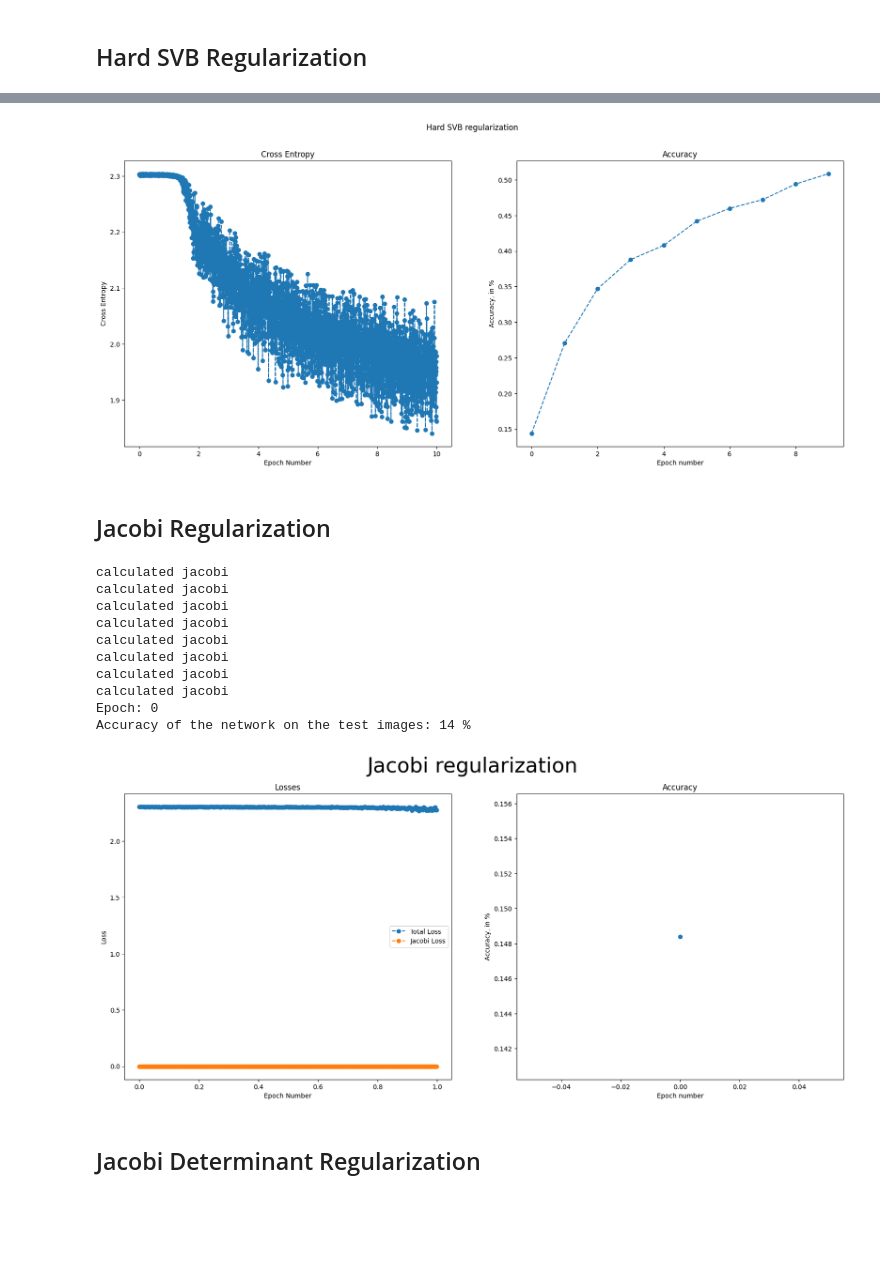
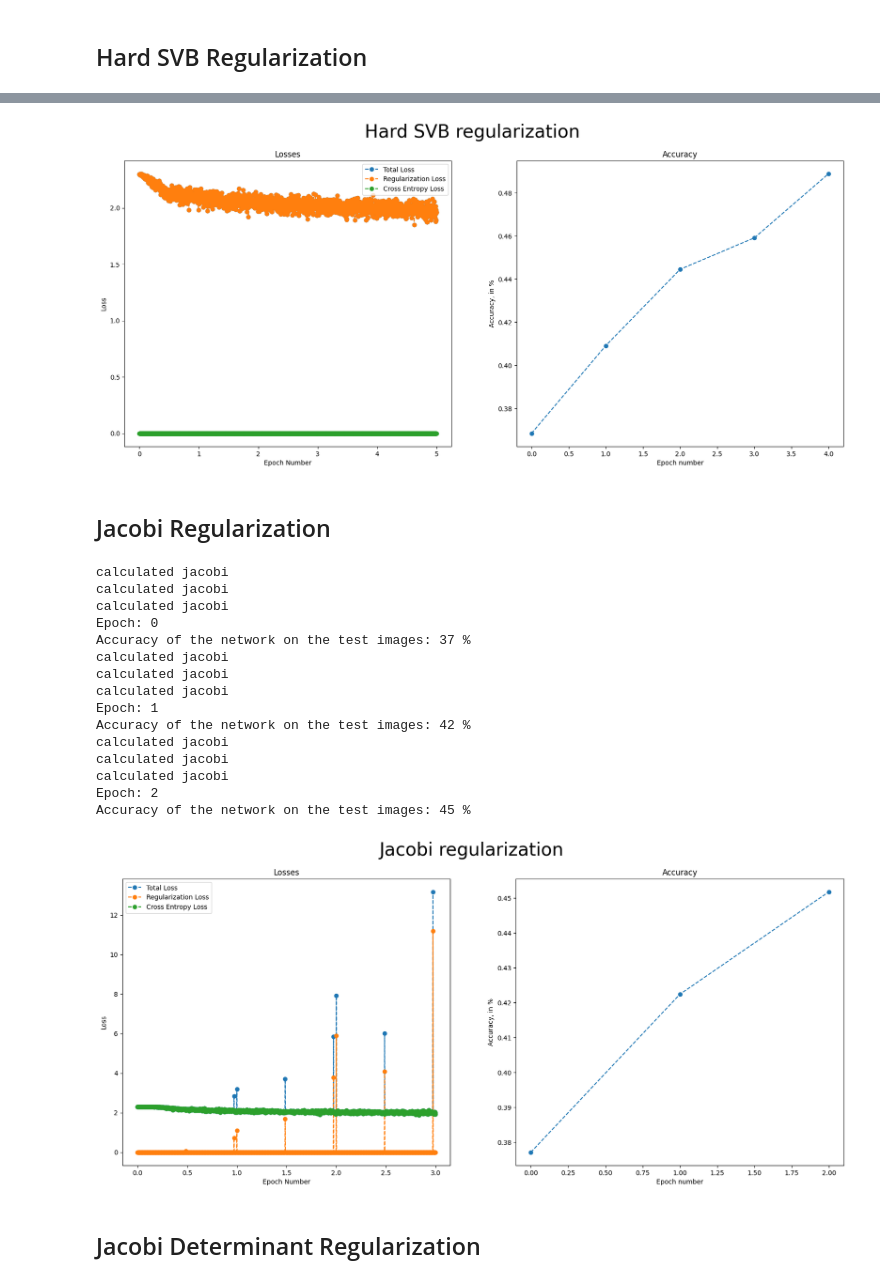
Before and after one commit to bioAI-Oslo/RegDNNs, a Jupyter notebook: Regularization benchmarking/LeNet.ipynb, the cells around one changed output, grey strips where cells are left out. Cells and saved outputs as stored; diff of their text form; code cells hidden in the pictures; blank space fills up the shorter version.

```diff
--- a/Regularization benchmarking/LeNet.ipynb
+++ b/Regularization benchmarking/LeNet.ipynb
@@ -218,8 +236,8 @@ plot_results(epochs, losses, accuracies, title="Soft SVB regularization")
 ## Hard SVB Regularization
 # %%
 model = LeNet(lr=lr, momentum=momentum, in_channels=in_channels).to(device)
-n_epochs = 10
-losses, epochs, weights, accuracies = train(
+n_epochs = 5
+losses, reg_losses, epochs, weights, accuracies = train(
     train_loader, model, n_epochs, hard_svb=True, hard_svb_lmbd=0.001
 )
 # %% [output]
@@ -246,30 +254,37 @@ Accuracy of the network on the test images: 50 %
 # %%
-plot_results(epochs, losses, accuracies, title="Hard SVB regularization")
+plot_reg_results(
+    epochs, losses, reg_losses, accuracies, title="Hard SVB regularization"
+)
 # %% [output]
-[figure, old version]
+[figure, new version]
 # %% [markdown]
 ## Jacobi Regularization
 # %%
 model = LeNet(lr=lr, momentum=momentum, in_channels=in_channels).to(device)
-n_epochs = 1
-losses, jacobi_losses, epochs, weights, accuracies = train(
-    train_loader, model, n_epochs, jacobi_reg=True, jacobi_reg_lmbd=0.1
+n_epochs = 3
+losses, reg_losses, epochs, weights, accuracies = train(
+    train_loader, model, n_epochs, jacobi_reg=True, jacobi_reg_lmbd=10
 )
 # %% [output]
-calculated jacobi
-calculated jacobi
-calculated jacobi
-calculated jacobi
-calculated jacobi
 calculated jacobi
 calculated jacobi
 calculated jacobi
 Epoch: 0
-Accuracy of the network on the test images: 14 %
+Accuracy of the network on the test images: 37 %
+calculated jacobi
+calculated jacobi
+calculated jacobi
+Epoch: 1
+Accuracy of the network on the test images: 42 %
+calculated jacobi
+calculated jacobi
+calculated jacobi
+Epoch: 2
+Accuracy of the network on the test images: 45 %
 # %%
-plot_jacobi_results(epochs, losses, jacobi_losses, accuracies, title="Jacobi regularization")
+plot_reg_results(epochs, losses, reg_losses, accuracies, title="Jacobi regularization")
 # %% [output]
-[figure, old version]
+[figure, new version]
 # %% [markdown]
 ## Jacobi Determinant Regularization
 # %%
```
Also changed, not shown: parts of 15 cells of this notebook, 4 other files.
